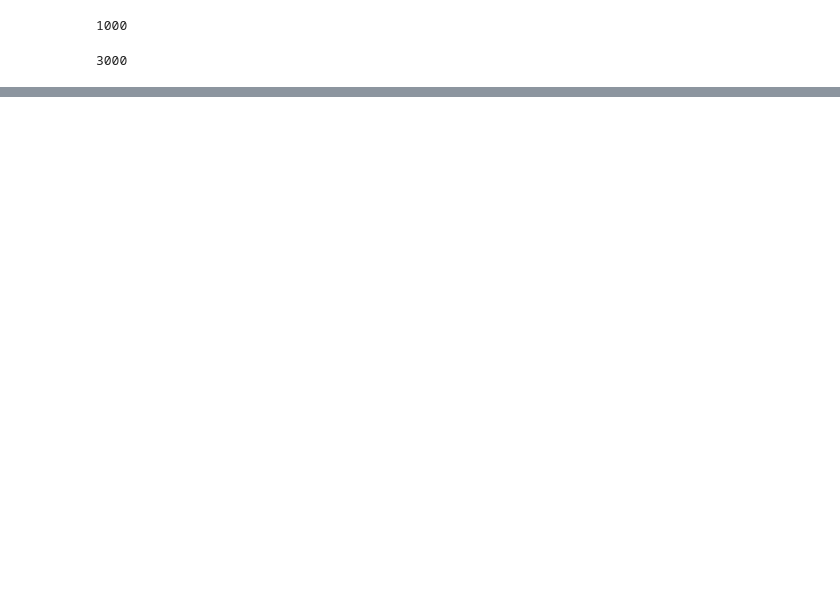
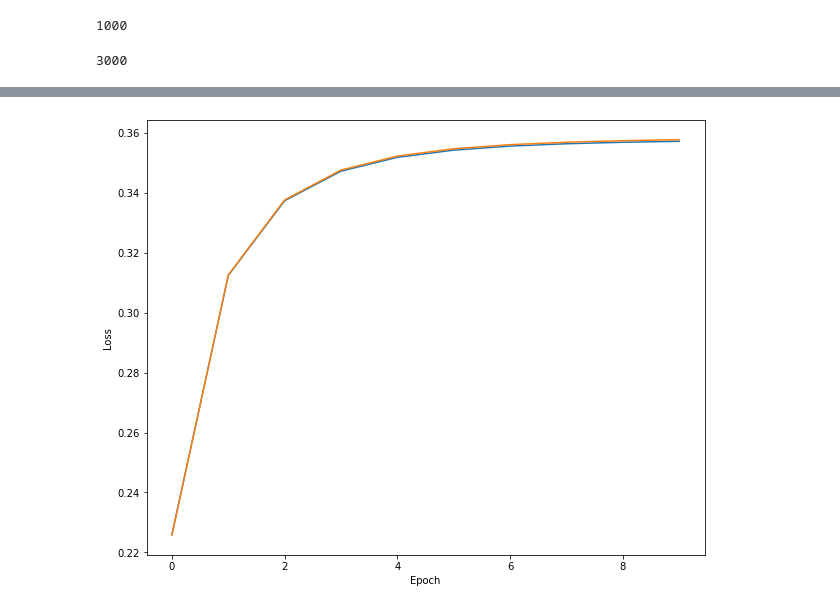
Before and after one commit to rest1h/implement-neural-network, a Jupyter notebook: main.ipynb, the cells around one changed output, grey strips where cells are left out. Drawn from its saved outputs; the diff is of its cells as text; code cells hidden in the pictures; blank space fills up the shorter version.

Commit message:
add adagrad optimizer

```diff
--- a/main.ipynb
+++ b/main.ipynb
@@ -125,0 +149,14 @@ TypeError: cannot pickle 'generator' object
+# %%
+optim_fn = 'adagrad'
+
+bnn_adagrad = BasicNeuralNetwork(
+    in_dim_n, hidden_dim_n, out_dim_n, epoch, learning_rate, batch_size, optim_fn, clip_grad_l2)
+result, val_result = bnn_adagrad.train(X, y, X_val, y_val)
+
+plt.figure(figsize=(10, 8))
+plt.xlabel('Epoch')
+plt.ylabel('Loss')
+plt.plot(result, label='Train set')
+plt.plot(val_result, label='Valid set')
+plt.show()
+# %% [output]
@@ -126,2 +180,3 @@ TypeError: cannot pickle 'generator' object
+[figure, added]
 # %%
 val_result
```
Also changed, not shown: parts of 14 cells of this notebook, 2 other files.
